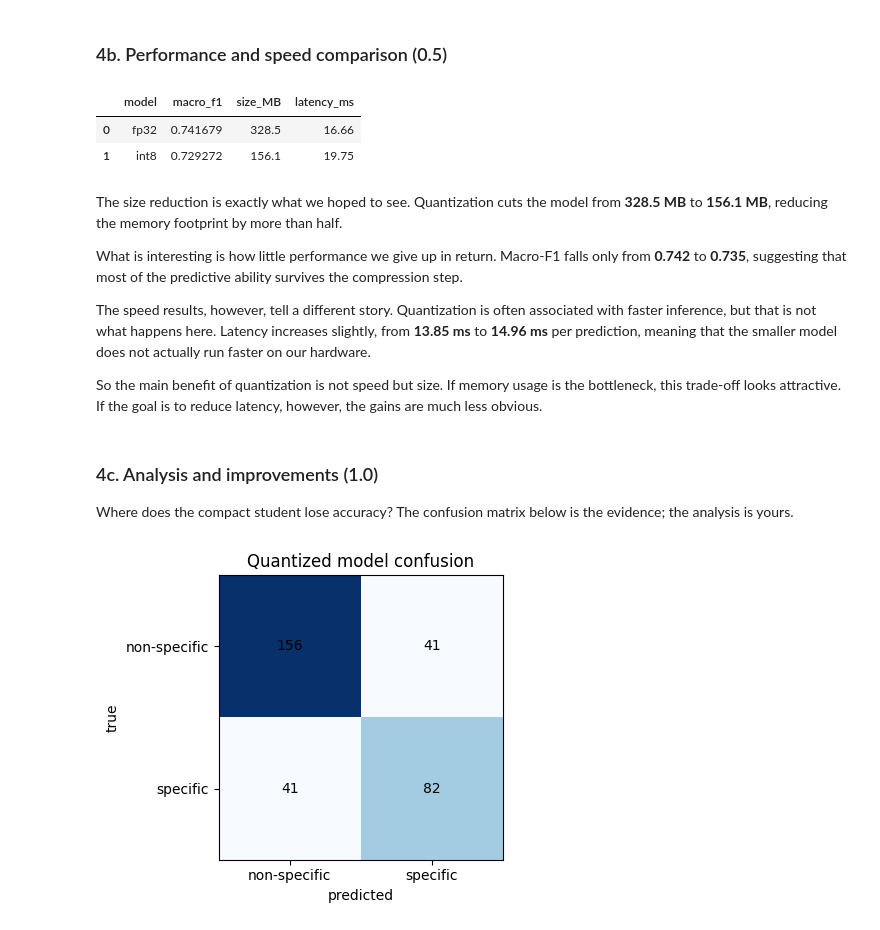
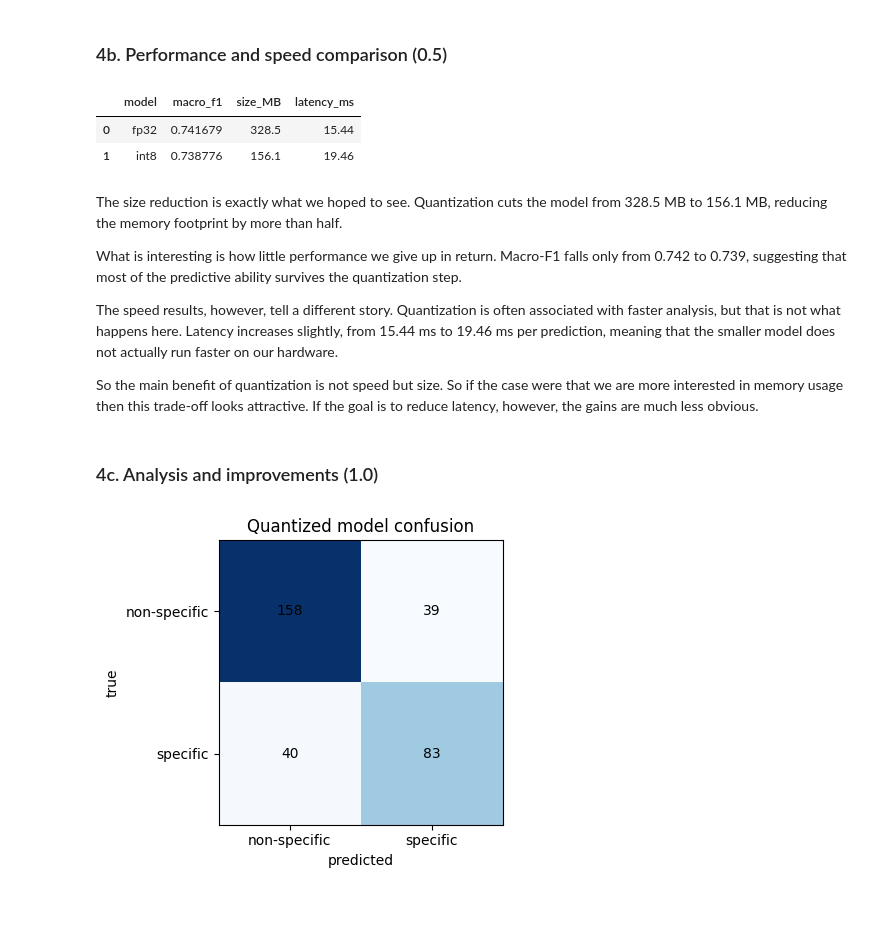
Before and after one commit to Michaeldg94/BSE_greenwashing-detection-nlp, a Jupyter notebook: notebooks/Armour_Canal_Goncalves_Guinea_Climate_Classification.ipynb, the cells around one changed output. Cells and saved outputs as stored; diff of their text form; code cells hidden in the pictures.

```diff
--- a/notebooks/greenwashing_claim_classification_v2.ipynb
+++ b/notebooks/Armour_Canal_Goncalves_Guinea_Climate_Classification.ipynb
@@ -2067,7 +2062,7 @@ for _key in ACTIVE_MODELS:
 # 2c (B) score cached predictions - no API calls; runs keyless from the cached CSVs.
 # Missing or partial caches are reported and skipped, never fabricated.
 def score_llm_cache(kind):
-    """Score data/cache/<kind>/<kind>_<key>.csv for every active model into RESULTS."""
+    """Score outputs/zeroshot/<kind>_<key>.csv for every active model into RESULTS."""
     for key in ACTIVE_MODELS:
         path = cache_path(kind, key)
         n = SMOKE_N or len(TEST_TEXTS)
@@ -2324,7 +2319,7 @@ for other_model in [m for m in model_cols if m != "gpt_55"]:
     plt.tight_layout()
 
     plt.savefig(
-        FIG_DIR / f"07_transition_{other_model}_vs_gpt55_ordered.png",
+        OUT_DIR / f"transition_{other_model}_vs_gpt55_ordered.png",
         dpi=300,
         bbox_inches="tight"
     )
@@ -2820,7 +2802,7 @@ curve_df = pd.DataFrame(curve_rows)
 if curve_df.empty:
     print("No curve yet: run the generation cell above with an API key in .env first.")
 else:
-    curve_path = FS_DIR / "fewshot_curve.csv"
+    curve_path = ZS_DIR / "fewshot_curve.csv"
     curve_df.to_csv(curve_path, index=False)
     print(curve_df.pivot(index="k", columns="model", values="macro_f1").to_string())
     print(f"\nsaved curve -> {curve_path.relative_to(PROJECT_ROOT)}")
@@ -2837,7 +2819,7 @@ else:
     plt.grid(True, alpha=0.3)
     plt.legend()
     plt.tight_layout()
-    plt.savefig(FIG_DIR / "09_fewshot_curve.png", dpi=150, bbox_inches="tight")
+    plt.savefig(OUT_DIR / "fewshot_curve.png", dpi=150, bbox_inches="tight")
     plt.show()
 # %% [output]
 [gpt_4o] fewshot_k1 macro-F1 = 0.7630 (n=320, unparseable -> majority: 0)
@@ -2919,5 +2895,6 @@ for frac in FRACTIONS:
     curve.append({"fraction": frac, "n_train": n, "macro_f1": f1})
 
 curve_df = pd.DataFrame(curve)
-curve_df.to_json(TAB_DIR / "learning_curve.json", orient="records", indent=2)
+curve_df.to_json(OUT_DIR / "learning_curve.json", orient="records", indent=2)
+RESULTS["bert_full"] = float(curve_df.loc[curve_df["fraction"] == 1.0, "macro_f1"].iloc[0])
 curve_df
@@ -3694,48 +3723,46 @@ def latency_ms(model, tok, text, runs=50):
     enc = tok([text], truncation=True, padding=True, max_length=MAX_LEN, return_tensors="pt")
     with torch.no_grad():
         for _ in range(5):
             model(**enc)  # warmup
         t0 = time.perf_counter()
         for _ in range(runs):
             model(**enc)
     return (time.perf_counter() - t0) / runs * 1000
 
 
 sample = TEST_TEXTS[0]
 bench = pd.DataFrame(
     [
         {
             "model": "fp32",
             "macro_f1": RESULTS["bert_32_optimal"],
             "size_MB": round(model_size_mb(fp32), 1),
             "latency_ms": round(latency_ms(fp32, tok_best, sample), 2),
         },
         {
             "model": "int8",
             "macro_f1": q_f1,
             "size_MB": round(model_size_mb(quantized), 1),
             "latency_ms": round(latency_ms(quantized, tok_best, sample), 2),
         },
     ]
 )
-bench.to_csv(TAB_DIR / "compression_benchmark.csv", index=False)
+bench.to_csv(OUT_DIR / "compression_benchmark.csv", index=False)
 bench
 # %% [output]
 |  | model | macro_f1 | size_MB | latency_ms |
-| 0 | fp32 | 0.741679 | 328.5 | 16.66 |
-| 1 | int8 | 0.729272 | 156.1 | 19.75 |
+| 0 | fp32 | 0.741679 | 328.5 | 15.44 |
+| 1 | int8 | 0.738776 | 156.1 | 19.46 |
 # %% [markdown]
-The size reduction is exactly what we hoped to see. Quantization cuts the model from **328.5 MB** to **156.1 MB**, reducing the memory footprint by more than half.
+The size reduction is exactly what we hoped to see. Quantization cuts the model from 328.5 MB to 156.1 MB, reducing the memory footprint by more than half.
 
-What is interesting is how little performance we give up in return. Macro-F1 falls only from **0.742** to **0.735**, suggesting that most of the predictive ability survives the compression step.
+What is interesting is how little performance we give up in return. Macro-F1 falls only from 0.742 to 0.739, suggesting that most of the predictive ability survives the quantization step.
 
-The speed results, however, tell a different story. Quantization is often associated with faster inference, but that is not what happens here. Latency increases slightly, from **13.85 ms** to **14.96 ms** per prediction, meaning that the smaller model does not actually run faster on our hardware.
+The speed results, however, tell a different story. Quantization is often associated with faster analysis, but that is not what happens here. Latency increases slightly, from 15.44 ms to 19.46 ms per prediction, meaning that the smaller model does not actually run faster on our hardware.
 
-So the main benefit of quantization is not speed but size. If memory usage is the bottleneck, this trade-off looks attractive. If the goal is to reduce latency, however, the gains are much less obvious.
+So the main benefit of quantization is not speed but size. So if the case were that we are more interested in memory usage then this trade-off looks attractive. If the goal is to reduce latency, however, the gains are much less obvious.
 # %% [markdown]
 ### 4c. Analysis and improvements (1.0)
-
-Where does the compact student lose accuracy? The confusion matrix below is the evidence; the analysis is yours.
 # %%
 cm = confusion_matrix(TEST_LABELS, q_pred, labels=list(range(len(LABELS))))
 fig, axc = plt.subplots(figsize=(4.2, 3.8))
```
Also changed, not shown: parts of 70 cells of this notebook.
